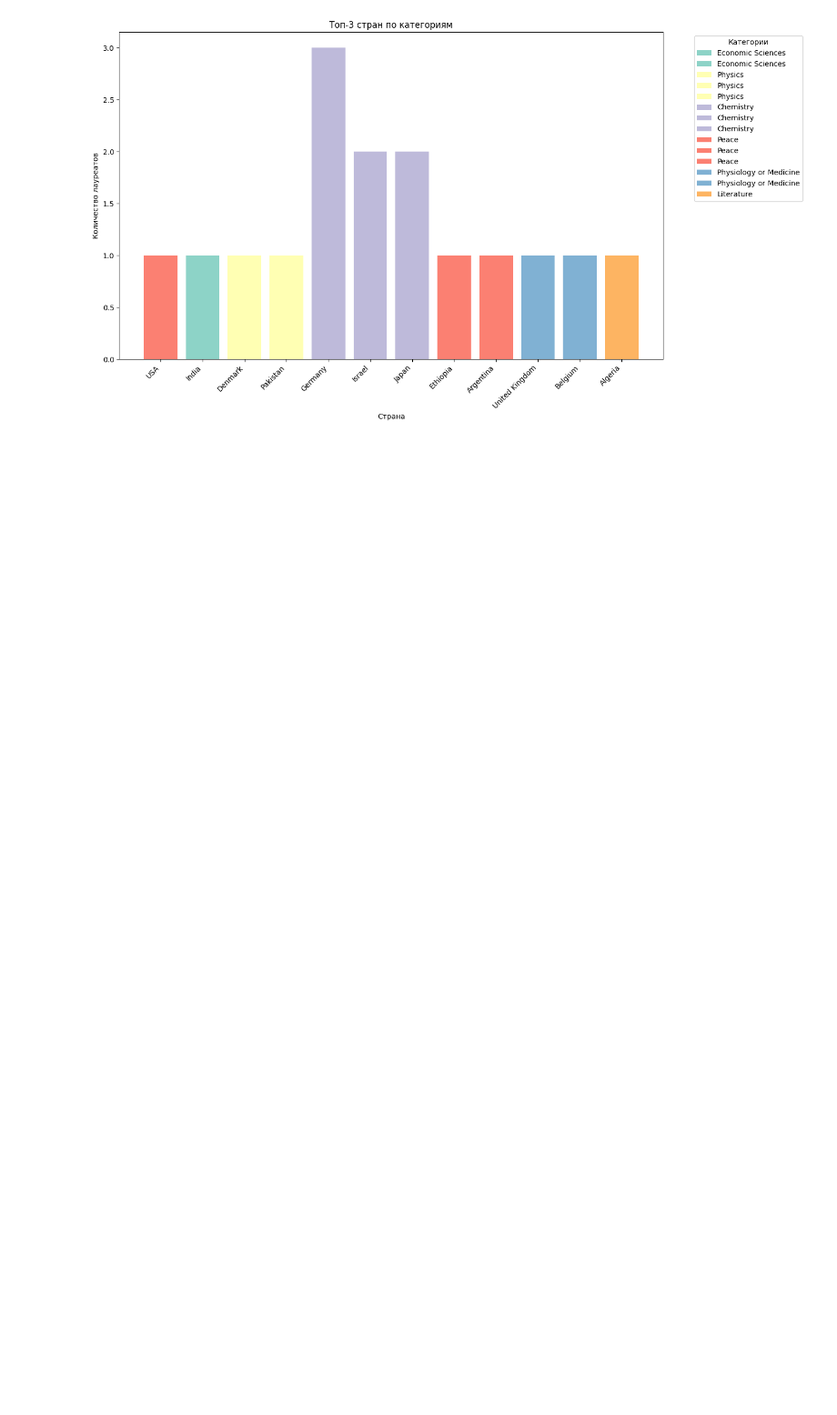
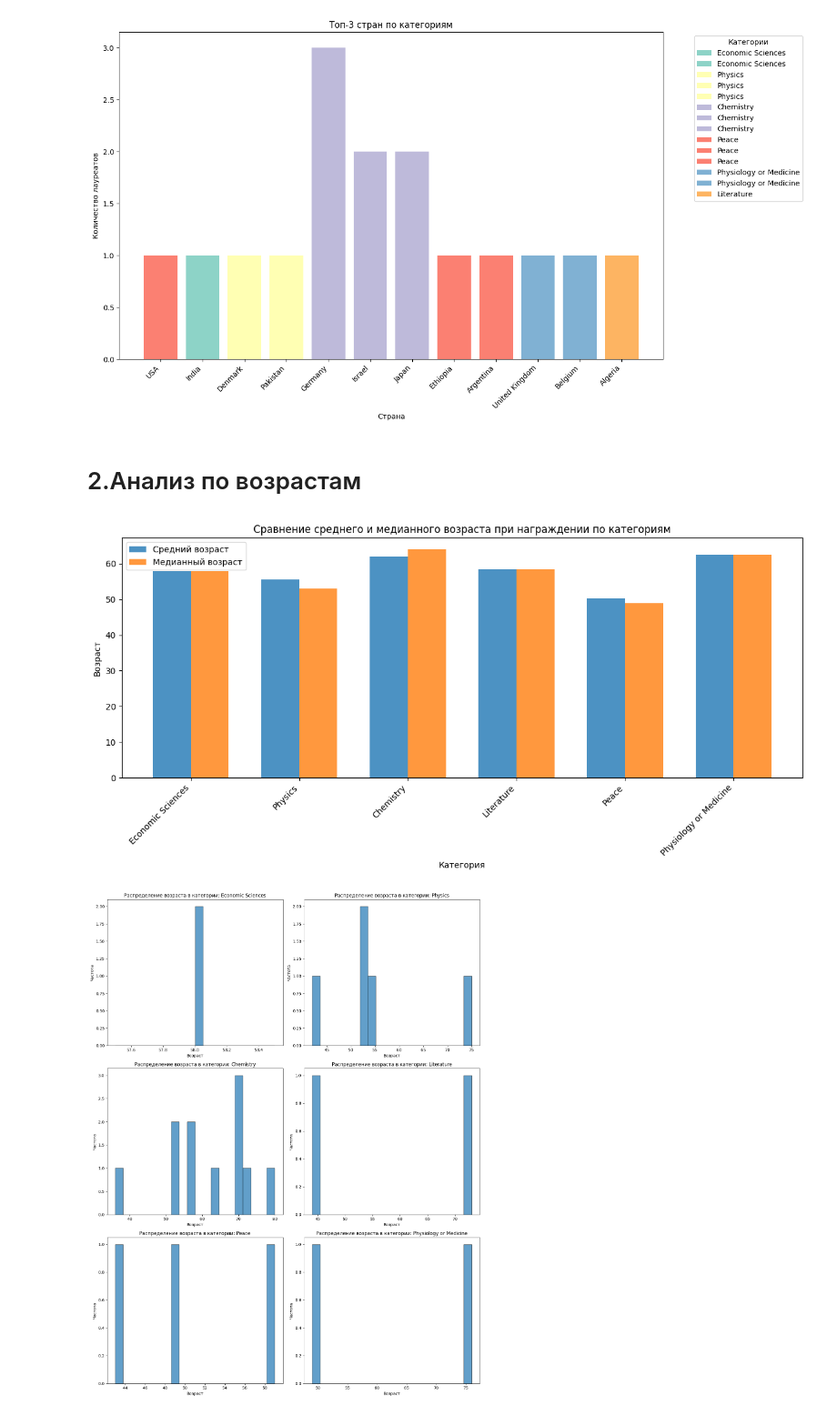
Before and after one commit to masaevke/final_python_aaa_masaev, a Jupyter notebook: notebook_noble_prize_masaev.ipynb, the cells around one changed output. Shown: that part at 91% size. Drawn from its saved outputs; the diff is of its cells as text; code cells hidden in the pictures; blank space fills up the shorter version.

```diff
--- a/notebook_noble_prize_masaev.ipynb
+++ b/notebook_noble_prize_masaev.ipynb
@@ -121,6 +138,18 @@ if top_countries:
     plt.xticks(rotation=45, ha="right")
     plt.tight_layout()
     plt.show()
+
+# Сбор данных по категориям
+category_country_data = {}
+for item in data_with_migration:
+    prizes = item.get('prizes_relevant', [])
+    country = item.get('country_now') or item.get('country_of_origin_adjusted')
+    for prize in prizes:
+        category = prize.get('category_en')
+        if category and country:
+            if category not in category_country_data:
+                category_country_data[category] = []
+            category_country_data[category].append(country)
 
 fig, ax = plt.subplots(figsize=(14, 8))
 
@@ -152,3 +181,69 @@ plt.show()
 # %% [output]
 [figure]
 [figure]
+# %% [markdown]
+# 2.Анализ по возрастам
+# %%
+age_by_category = defaultdict(list)
+for item in laureates_data:
+    prizes = item.get('prizes_relevant', [])
+    for prize in prizes:
+        age = get_first_prize_age(item, prize)
+        if age is not None:
+            category = prize.get('category_en')
+            if category:
+                age_by_category[category].append(age)
+
+category_stats = {}
+for category, ages in age_by_category.items():
+    mean_age = sum(ages) / len(ages)
+    median_age = statistics.median(ages)
+    category_stats[category] = {'mean': mean_age, 'median': median_age}
+
+categories = list(category_stats.keys())
+mean_ages = [stats['mean'] for stats in category_stats.values()]
+median_ages = [stats['median'] for stats in category_stats.values()]
+
+x = np.arange(len(categories))
+width = 0.35
+
+fig, ax = plt.subplots(figsize=(12, 6))
+ax.bar(x - width/2, mean_ages, width, label='Средний возраст', alpha=0.8)
+ax.bar(x + width/2, median_ages, width, label='Медианный возраст', alpha=0.8)
+
+ax.set_xlabel('Категория')
+ax.set_ylabel('Возраст')
+ax.set_title('Сравнение среднего и медианного возраста при награждении по категориям')
+ax.set_xticks(x)
+ax.set_xticklabels(categories, rotation=45, ha="right")
+ax.legend()
+
+plt.tight_layout()
+plt.show()
+
+# Гистограммы распределения возраста для каждой категории
+n_categories = len(category_stats)
+if n_categories > 0:
+    cols = 2
+    rows = (n_categories + 1) // 2
+    fig, axes = plt.subplots(rows, cols, figsize=(14, 6 * rows))
+    if rows == 1:
+        axes = [axes] if cols == 1 else axes
+    else:
+        axes = axes.flatten()
+
+    for idx, (category, ages) in enumerate(age_by_category.items()):
+        axes[idx].hist(ages, bins=20, edgecolor='black', alpha=0.7)
+        axes[idx].set_title(f'Распределение возраста в категории: {category}')
+        axes[idx].set_xlabel('Возраст')
+        axes[idx].set_ylabel('Частота')
+
+    # Скрыть пустые подграфики
+    for idx in range(len(age_by_category), len(axes)):
+        axes[idx].set_visible(False)
+
+    plt.tight_layout()
+    plt.show()
+# %% [output]
+[figure, added]
+[figure, added]
```
Also changed, not shown: parts of 4 cells of this notebook.
